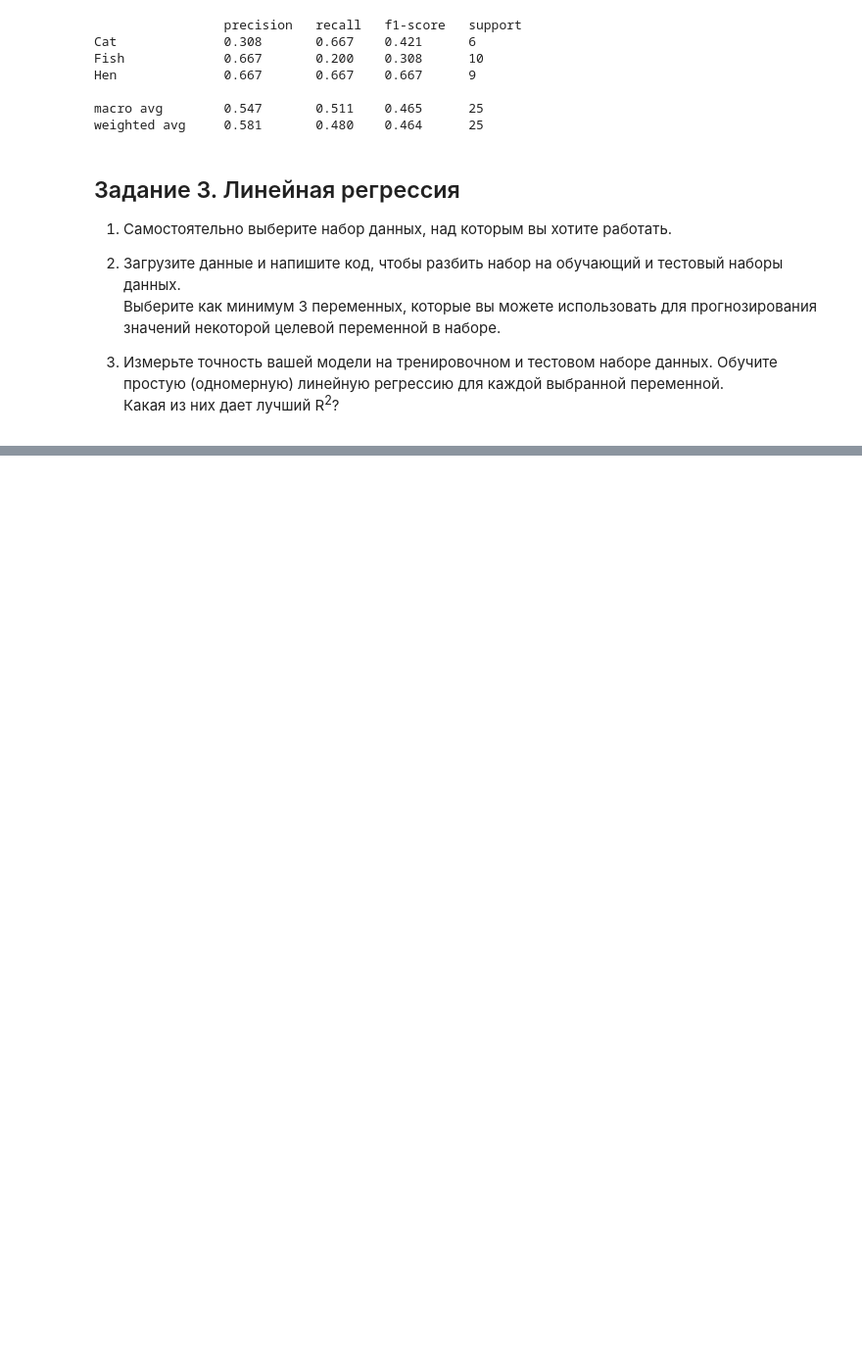
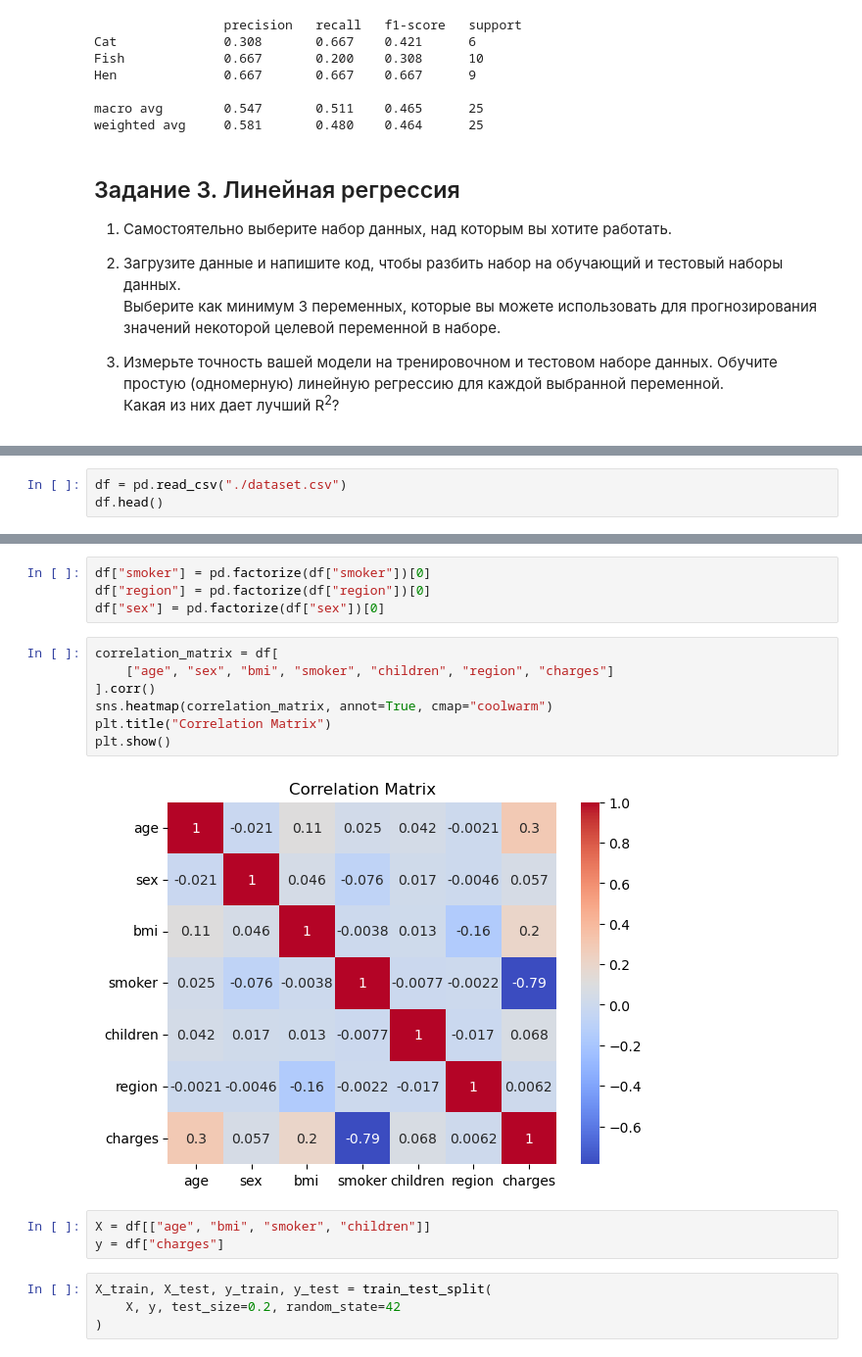
Before and after one commit to Rivgad/innopolis.machine_learning_assignments, a Jupyter notebook: notebook.ipynb, the cells around one changed output, grey strips where cells are left out. Shown: that part at 98% size. Cells and saved outputs as stored; diff of their text form; blank space fills up the shorter version.

```diff
--- a/notebook.ipynb
+++ b/notebook.ipynb
@@ -334,0 +340,3 @@ weighted avg     0.581       0.480    0.464      25
+# %%
+df = pd.read_csv("./dataset.csv")
+df.head()
@@ -334,0 +379,20 @@ weighted avg     0.581       0.480    0.464      25
+# %%
+df["smoker"] = pd.factorize(df["smoker"])[0]
+df["region"] = pd.factorize(df["region"])[0]
+df["sex"] = pd.factorize(df["sex"])[0]
+# %%
+correlation_matrix = df[
+    ["age", "sex", "bmi", "smoker", "children", "region", "charges"]
+].corr()
+sns.heatmap(correlation_matrix, annot=True, cmap="coolwarm")
+plt.title("Correlation Matrix")
+plt.show()
+# %% [output]
+[figure, added]
+# %%
+X = df[["age", "bmi", "smoker", "children"]]
+y = df["charges"]
+# %%
+X_train, X_test, y_train, y_test = train_test_split(
+    X, y, test_size=0.2, random_state=42
+)
```
Also changed, not shown: parts of 13 cells of this notebook.
